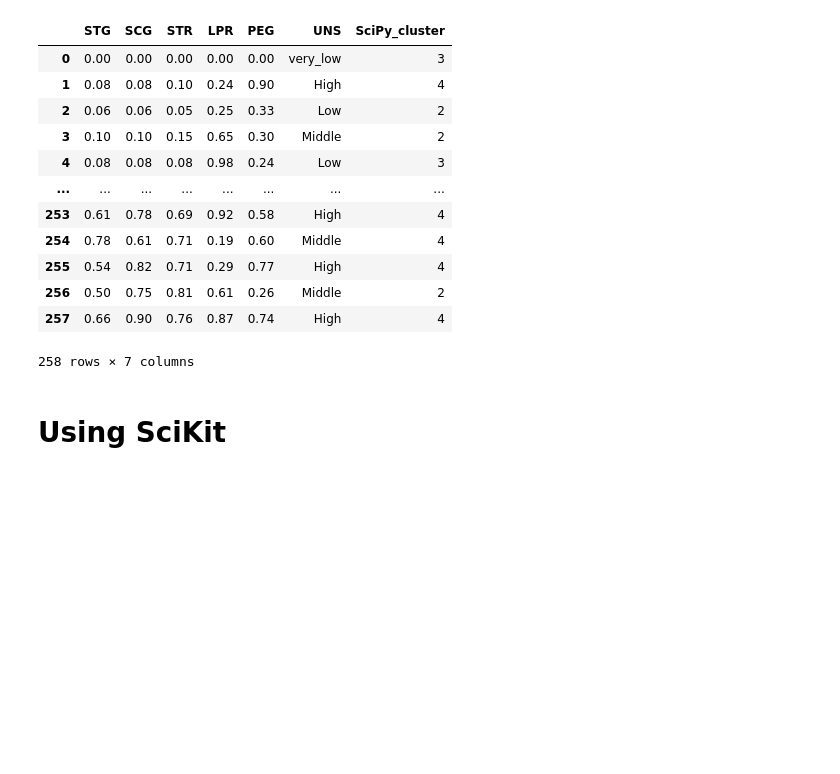
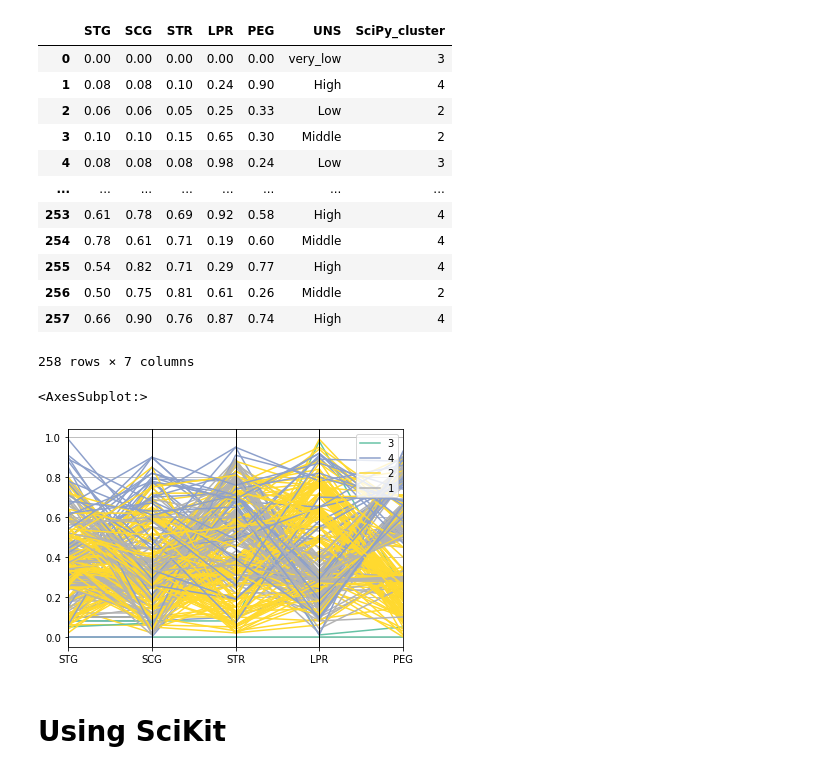
Before and after one commit to segara2410/Computational-intelligence, a Jupyter notebook: hierarchical/hierarchical_students.ipynb, the cells around one changed output. Saved outputs shown, nothing was run; the diff lists cells and outputs as text; code cells hidden in the pictures; blank space fills up the shorter version.

```diff
--- a/hierarchical/hierarchical_students.ipynb
+++ b/hierarchical/hierarchical_students.ipynb
@@ -85,6 +85,14 @@ source_df
 | 256 | 0.50 | 0.75 | 0.81 | 0.61 | 0.26 | Middle | 2 |
 | 257 | 0.66 | 0.90 | 0.76 | 0.87 | 0.74 | High | 4 |
 258 rows × 7 columns
+# %%
+from pandas.plotting import parallel_coordinates
+import matplotlib.pyplot as plt
+
+parallel_coordinates(source_df.drop(' UNS', axis=1), 'SciPy_cluster', colormap=plt.get_cmap("Set2"))
+# %% [output]
+<AxesSubplot:>
+[figure, added]
 # %% [markdown]
 # Using SciKit
 # %%
```
Also changed, not shown: parts of 1 cell of this notebook, 2 other files.
